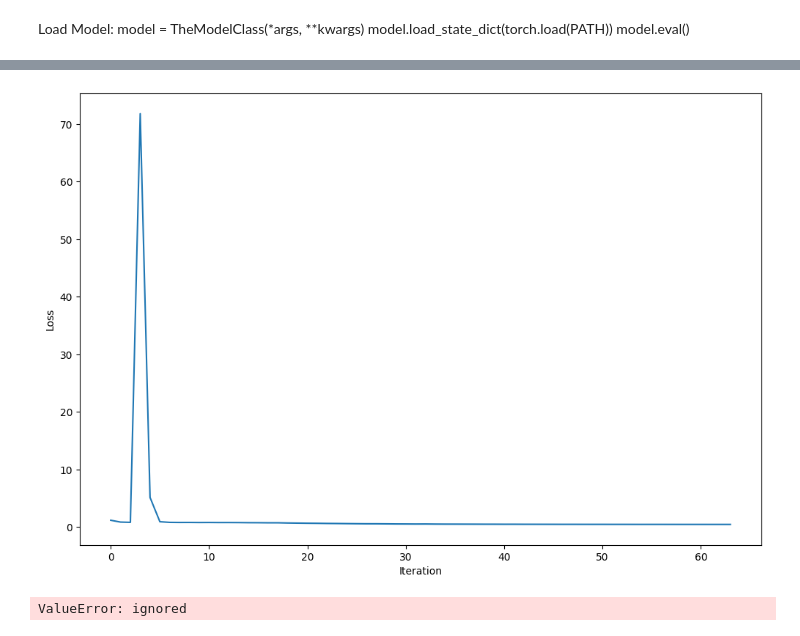
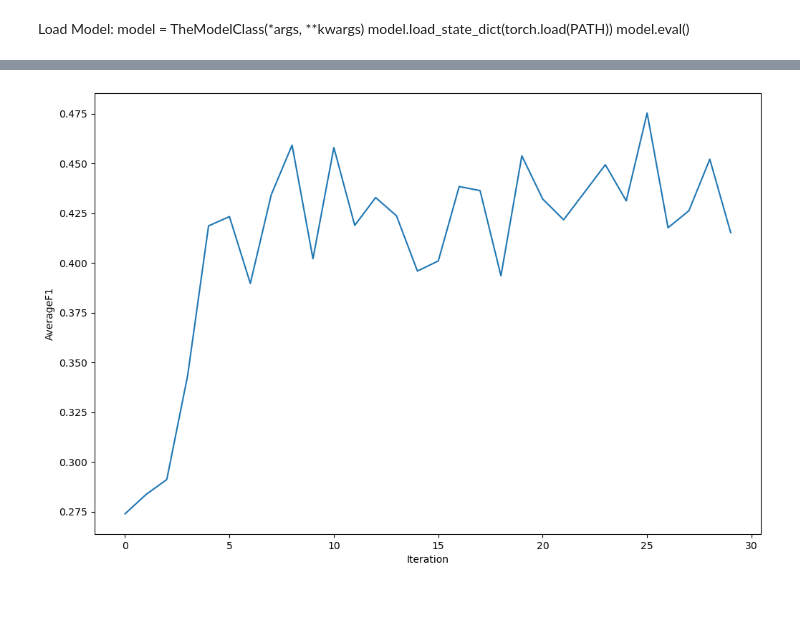
Before and after one commit to hsse-mipt/text_analyzer, a Jupyter notebook: notebooks/models/NN.ipynb, the cells around one changed output, grey strips where cells are left out. Cells and saved outputs as stored; diff of their text form; code cells hidden in the pictures; blank space fills up the shorter version.

Commit message:
fix CNN model f1-0.46((

```diff
--- a/notebooks/models/NN.ipynb
+++ b/notebooks/models/NN.ipynb
@@ -277,34 +173,37 @@ class MultiLayerPerceptron(nn.Module):
     def __init__(self):
         super(MultiLayerPerceptron, self).__init__()
         # Embedding size, Hyperparameter, Output
-        self.conv1 = nn.Conv1d(in_channels=300, out_channels=300, kernel_size=5) #96
-        self.pool = nn.MaxPool1d(kernel_size=2, stride=2) #48
-        self.conv2 = nn.Conv1d(in_channels=300, out_channels=300, kernel_size=5) #44
-        #22
-        self.conv3 = nn.Conv1d(in_channels=300, out_channels=300, kernel_size=5) #18
+        self.conv1 = nn.Conv1d(in_channels=300, out_channels=300, kernel_size=7) #94
+        self.pool = nn.MaxPool1d(kernel_size=3, stride=3) #31
+        self.conv2 = nn.Conv1d(in_channels=300, out_channels=300, kernel_size=5) #27
         #9
-        self.conv4 = nn.Conv1d(in_channels=300, out_channels=300, kernel_size=2) #8
+        self.conv3 = nn.Conv1d(in_channels=300, out_channels=300, kernel_size=3, padding=1) #9
+        #3
+        #self.conv4 = nn.Conv1d(in_channels=300, out_channels=300, kernel_size=3, padding=1) #12
+        #6
+        #self.conv5 = nn.Conv1d(in_channels=300, out_channels=300, kernel_size=3) #4
         #4
-        self.conv5 = nn.Conv1d(in_channels=300, out_channels=300, kernel_size=3) #2
-        #1
-        self.fc1 = nn.Linear(1, 4096)
-        self.fc2 = nn.Linear(4096, 1)
+        self.fc1 = nn.Linear(3*300, 2048)
+        self.fc2 = nn.Linear(2048, 3)
 
     def forward(self, x):
         x = self.pool(F.leaky_relu(self.conv1(x)))
         x = self.pool(F.leaky_relu(self.conv2(x)))
         x = self.pool(F.leaky_relu(self.conv3(x)))
-        x = self.pool(F.leaky_relu(self.conv4(x)))
-        x = self.pool(F.leaky_relu(self.conv5(x)))
+        #x = self.pool(F.leaky_relu(self.conv4(x)))
+        #x = F.leaky_relu(self.conv5(x))
+        x = x.view(-1, 3*300)
         x = F.leaky_relu(self.fc1(x))
-        x = F.leaky_relu(self.fc2(x))
+        x = self.fc2(x)
         return x
 # %%
 device = torch.device('cuda') if torch.cuda.is_available() else torch.device('cpu')
 # %%
+
+
 model = MultiLayerPerceptron().to(device)
 criterion = nn.CrossEntropyLoss()
-optimizer = optim.Adam(model.parameters(), lr=0.01)
-scheduler = optim.lr_scheduler.ExponentialLR(optimizer=optimizer, gamma=0.9)
-
-info = fit(64, model, criterion, optimizer, train_dataloader, val_dataloader, scheduler)
+optimizer = optim.Adam(model.parameters(), lr=0.002)
+scheduler = optim.lr_scheduler.ExponentialLR(optimizer=optimizer, gamma=0.5)
+# %%
+info = fit(30, model, criterion, optimizer, train_dataloader, val_dataloader)
@@ -311,12 +222,12 @@ info = fit(64, model, criterion, optimizer, train_dataloader, val_dataloader, sc
 # %%
-train_losses = info[0]
+train_f1 = info[2]
 plt.figure(figsize=(12, 8))
-plt.plot(range(len(train_losses)), train_losses)
+plt.plot(range(len(train_f1)), train_f1)
 plt.xlabel("Iteration")
-plt.ylabel("Loss")
+plt.ylabel("AverageF1")
 plt.show()
 # %% [output]
-[figure, old version]
+[figure, new version]
 # %%
 import sys
 sys.path.append('../..')
@@ -328,6 +240,2 @@ xb, yb = next(iter(val_dataloader))
 probs = model(xb.float())
 _, pred = torch.max(probs, axis=-1)
-# %%
-multi_metrics.f1_score(y_true=yb, y_pred=pred, average='macro')
-# %% [output]
-ValueError: ignored
```
Also changed, not shown: parts of 27 cells of this notebook.
